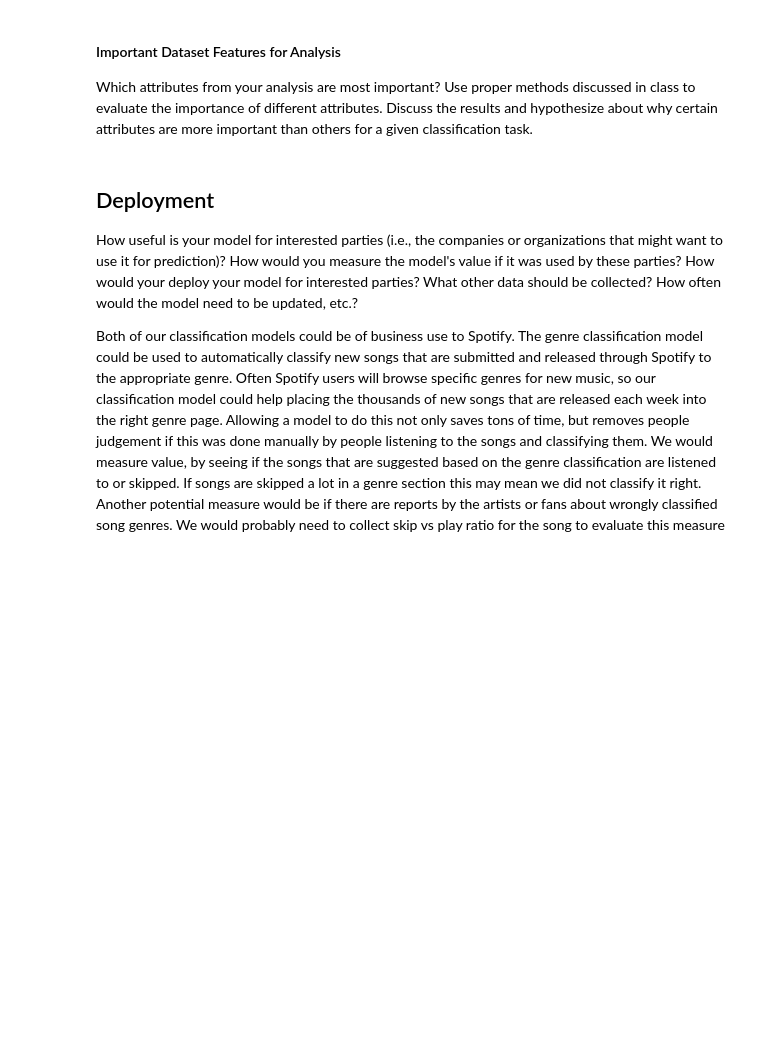
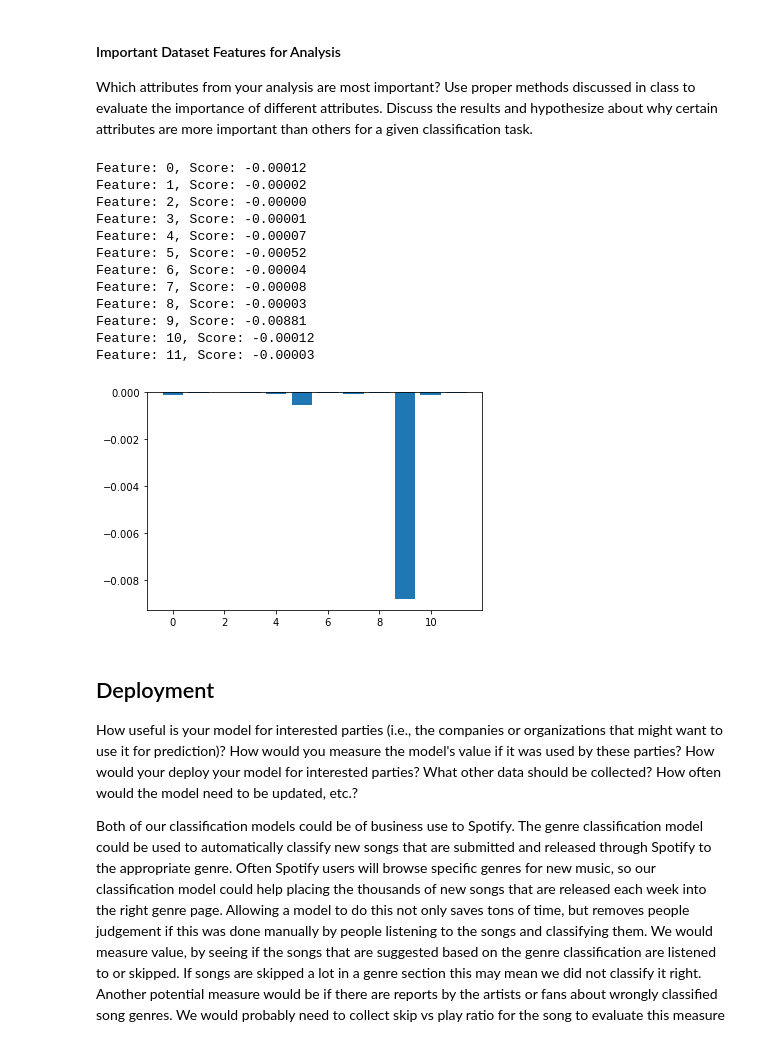
Before and after one commit to xiolett/ML1, a Jupyter notebook: Lab2_Classification/Group2_Lab2_Classification.ipynb, the cells around one changed output. Drawn from its saved outputs; the diff is of its cells as text; code cells hidden in the pictures; blank space fills up the shorter version.

```diff
--- a/Lab2_Classification/Group2_Lab2_Classification.ipynb
+++ b/Lab2_Classification/Group2_Lab2_Classification.ipynb
@@ -745,0 +811,9 @@ Name: popularity, Length: 101, dtype: int64
+# %%
+clf_KNN = KNeighborsClassifier()
+clf_KNN.fit(X_train, y_train)
+predictions_knn = clf_KNN.predict(X_test)
+probabil_knn = accuracy_score(y_test, predictions_knn)
+print(f'Accuracy of Logistic Regression Classifier is {probabil_knn}')
+
+KNN_AUC = roc_auc_score(y_test, predictions_knn)
+print(f'ROC AUC Score of KNN Classifier is {KNN_AUC}')
@@ -745,0 +839,11 @@ Name: popularity, Length: 101, dtype: int64
+# %%
+# Logistic Regression
+clf_log_reg = LogisticRegression()
+# %%
+clf_log_reg.fit(X_train, y_train)
+predictions_lr = clf_log_reg.predict(X_test)
+probabil_lr = accuracy_score(y_test, predictions_lr)
+print(f'Accuracy of Logistic Regression Classifier is {probabil_lr}')
+
+LR_AUC = roc_auc_score(y_test, predictions_lr)
+print(f'ROC AUC Score of Logisitic Regression Classifier is {LR_AUC}')
@@ -752,12 +875,29 @@ for a given classification task.
 # %%
-# # get importance
-# importance = model.coef_[0]
-# # summarize feature importance
-# for i,v in enumerate(importance):
-# 	print('Feature: %0d, Score: %.5f' % (i,v))
-# # plot feature importance
-# pyplot.bar([x for x in range(len(importance))], importance)
-# pyplot.show()
+# get importance
+def get_features_of_importance(model):
+    importance = model.coef_[0]
+    # summarize feature importance
+    for i,v in enumerate(importance):
+        print('Feature: %0d, Score: %.5f' % (i,v))
+    # plot feature importance
+    pyplot.bar([x for x in range(len(importance))], importance)
+    pyplot.show()
+# %%
+get_features_of_importance(clf_log_reg)
+# %% [output]
+Feature: 0, Score: -0.00012
+Feature: 1, Score: -0.00002
+Feature: 2, Score: -0.00000
+Feature: 3, Score: -0.00001
+Feature: 4, Score: -0.00007
+Feature: 5, Score: -0.00052
+Feature: 6, Score: -0.00004
+Feature: 7, Score: -0.00008
+Feature: 8, Score: -0.00003
+Feature: 9, Score: -0.00881
+Feature: 10, Score: -0.00012
+Feature: 11, Score: -0.00003
+[figure, added]
 # %% [markdown]
 ## Deployment
 How useful is your model for interested parties (i.e., the companies or
```
Also changed, not shown: parts of 28 cells of this notebook.
